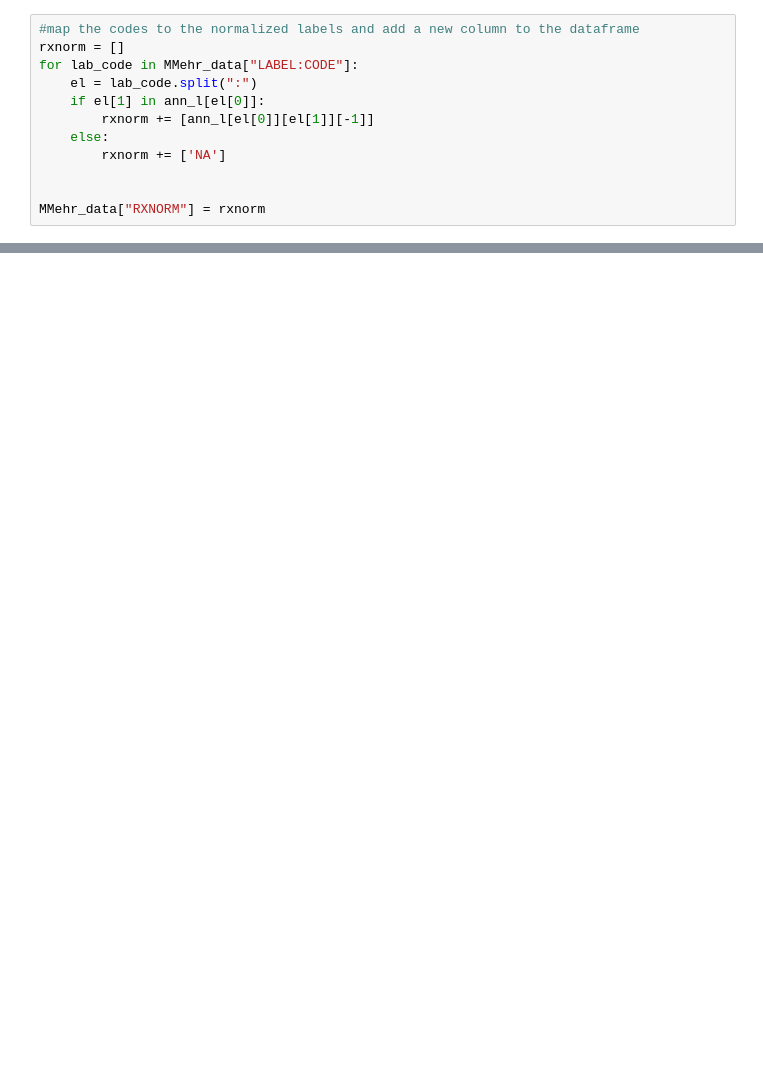
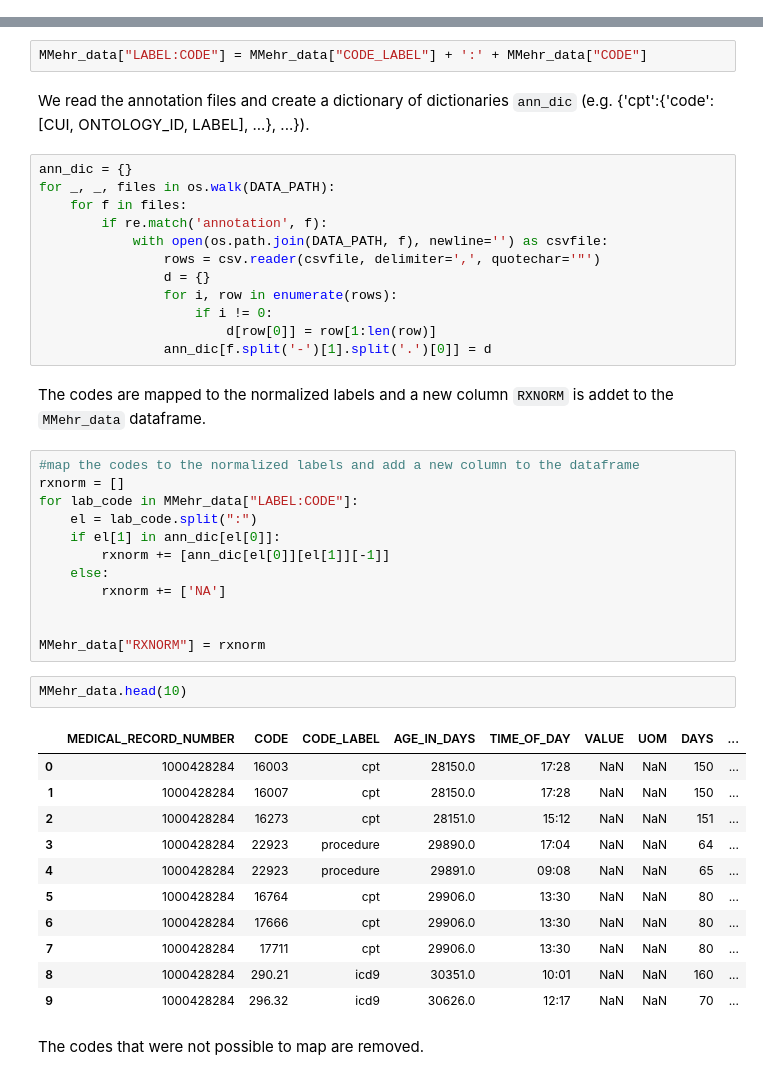
Before and after one commit to landiisotta/multMyeloma, a Jupyter notebook: bin_pytorch/dataSanitization.ipynb, the cells around one changed output, grey strips where cells are left out. Drawn from its saved outputs; the diff is of its cells as text; blank space fills up the shorter version.

```diff
--- a/bin_pytorch/dataSanitization.ipynb
+++ b/bin_pytorch/dataSanitization.ipynb
@@ -62,12 +0,0 @@ for _, _, files in os.walk(DATA_PATH):
-# %%
-#map the codes to the normalized labels and add a new column to the dataframe
-rxnorm = []
-for lab_code in MMehr_data["LABEL:CODE"]:
-    el = lab_code.split(":")
-    if el[1] in ann_l[el[0]]:
-        rxnorm += [ann_l[el[0]][el[1]][-1]]
-    else:
-        rxnorm += ['NA']
-
-
-MMehr_data["RXNORM"] = rxnorm
@@ -73,0 +32,46 @@ MMehr_data["RXNORM"] = rxnorm
+# %%
+MMehr_data["LABEL:CODE"] = MMehr_data["CODE_LABEL"] + ':' + MMehr_data["CODE"]
+# %% [markdown]
+We read the annotation files and create a dictionary of dictionaries `ann_dic` (e.g. {'cpt':{'code':[CUI, ONTOLOGY_ID, LABEL], ...}, ...}).
+# %%
+ann_dic = {}
+for _, _, files in os.walk(DATA_PATH):
+    for f in files:
+        if re.match('annotation', f):
+            with open(os.path.join(DATA_PATH, f), newline='') as csvfile:
+                rows = csv.reader(csvfile, delimiter=',', quotechar='"')
+                d = {}
+                for i, row in enumerate(rows):
+                    if i != 0:
+                        d[row[0]] = row[1:len(row)]
+                ann_dic[f.split('-')[1].split('.')[0]] = d
+# %% [markdown]
+The codes are mapped to the normalized labels and a new column `RXNORM` is addet to the `MMehr_data` dataframe.
+# %%
+#map the codes to the normalized labels and add a new column to the dataframe
+rxnorm = []
+for lab_code in MMehr_data["LABEL:CODE"]:
+    el = lab_code.split(":")
+    if el[1] in ann_dic[el[0]]:
+        rxnorm += [ann_dic[el[0]][el[1]][-1]]
+    else:
+        rxnorm += ['NA']
+
+
+MMehr_data["RXNORM"] = rxnorm
+# %%
+MMehr_data.head(10)
+# %% [output]
+|  | MEDICAL_RECORD_NUMBER | CODE | CODE_LABEL | AGE_IN_DAYS | TIME_OF_DAY | VALUE | UOM | DAYS | ... |
+| 0 | 1000428284 | 16003 | cpt | 28150.0 | 17:28 | NaN | NaN | 150 | ... |
+| 1 | 1000428284 | 16007 | cpt | 28150.0 | 17:28 | NaN | NaN | 150 | ... |
+| 2 | 1000428284 | 16273 | cpt | 28151.0 | 15:12 | NaN | NaN | 151 | ... |
+| 3 | 1000428284 | 22923 | procedure | 29890.0 | 17:04 | NaN | NaN | 64 | ... |
+| 4 | 1000428284 | 22923 | procedure | 29891.0 | 09:08 | NaN | NaN | 65 | ... |
+| 5 | 1000428284 | 16764 | cpt | 29906.0 | 13:30 | NaN | NaN | 80 | ... |
+| 6 | 1000428284 | 17666 | cpt | 29906.0 | 13:30 | NaN | NaN | 80 | ... |
+| 7 | 1000428284 | 17711 | cpt | 29906.0 | 13:30 | NaN | NaN | 80 | ... |
+| 8 | 1000428284 | 290.21 | icd9 | 30351.0 | 10:01 | NaN | NaN | 160 | ... |
+| 9 | 1000428284 | 296.32 | icd9 | 30626.0 | 12:17 | NaN | NaN | 70 | ... |
+# %% [markdown]
+The codes that were not possible to map are removed.
```
Also changed, not shown: parts of 60 cells of this notebook, 4 other files.
